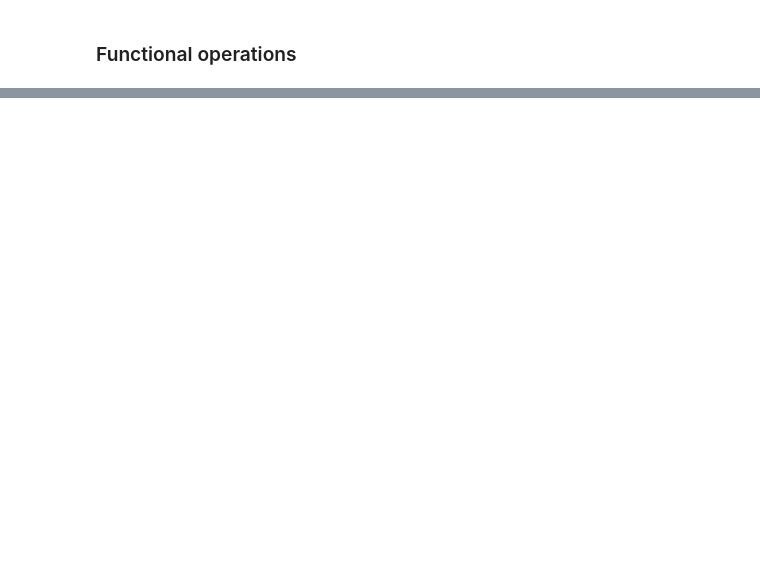
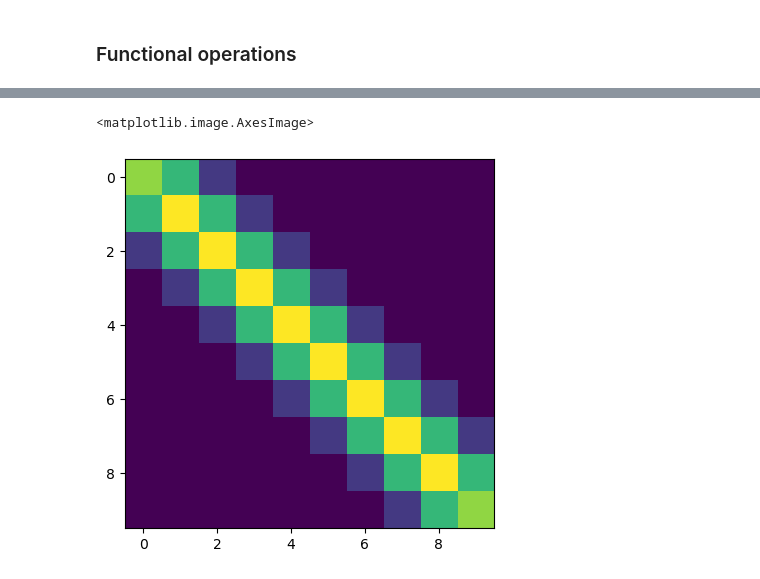
Before and after one commit to xl0/tidygrad, a Jupyter notebook: nbs/02_functional.ipynb, the cells around one changed output, grey strips where cells are left out. Cells and saved outputs as stored; diff of their text form; code cells hidden in the pictures; blank space fills up the shorter version.

Commit message:
conv2d WIP

```diff
--- a/nbs/02_functional.ipynb
+++ b/nbs/02_functional.ipynb
@@ -107,0 +211,27 @@ def dropout(x, p=0.5, training=True):
+# %%
+x = Tensor(np.eye(10, 10)[None, None], "x")
+kernel = np.array( [[1., 2, 1],
+                    [2, 4, 2],
+                    [1, 2, 1]]
+                ).reshape(1, 1, 3, 3)
+kernel = Tensor(kernel, "w")
+
+bias = Tensor(np.zeros((1, )), "b")
+
+conv = Conv2D(x, kernel, bias, padding=1).out
+loss = conv.mean()
+loss.backward()
+
+def func(inputs, params):
+    x = params[0]
+    kernel = params[1]
+    # kernel = np.array( [[1., 2, 1],
+    #                 [2, 4, 2],
+    #                 [1, 2, 1]]
+    #             ).reshape(1, 1, 3, 3)
+    bias = Tensor(np.zeros((1, )), "b")
+    return Conv2D(x, kernel, bias, padding=1).out.mean()
+
+func(None, (x, kernel)).backward()
+
+# grad_check(func, None, (x,kernel))
@@ -107,0 +270,5 @@ def dropout(x, p=0.5, training=True):
+# %%
+plt.imshow(conv.data[0, 0, :, :])
+# %% [output]
+<matplotlib.image.AxesImage>
+[figure, added]
```
Also changed, not shown: parts of 14 cells of this notebook, 11 other files.
